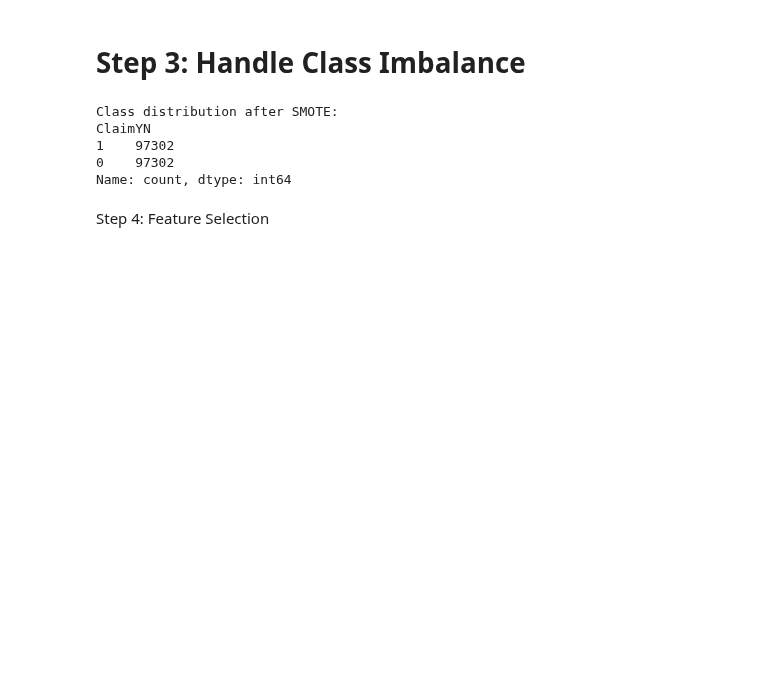
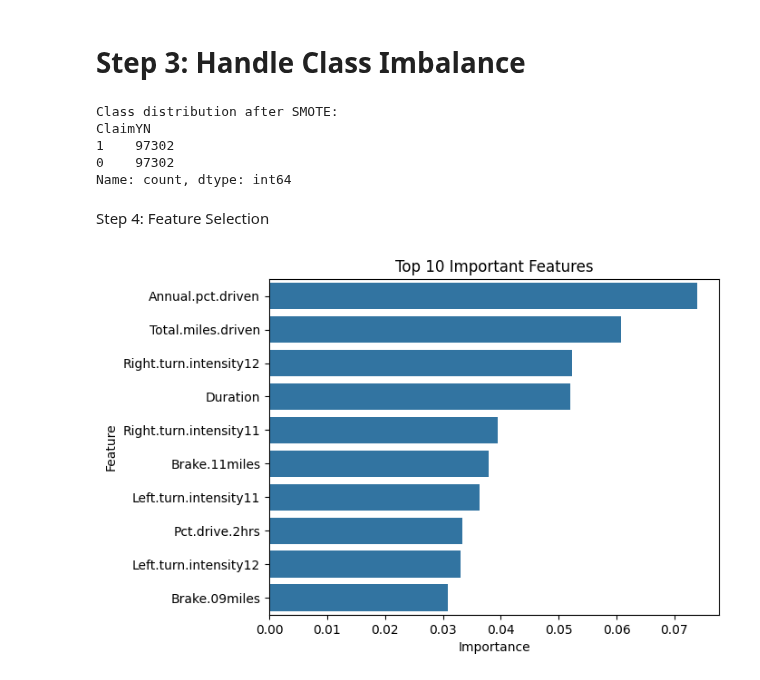
Before and after one commit to fjadidi2001/Insurance, a Jupyter notebook: ClaimYNprediction.ipynb, the cells around one changed output. Cells and saved outputs as stored; diff of their text form; code cells hidden in the pictures; blank space fills up the shorter version.

Commit message:
added top 10 feature importance

```diff
--- a/ClaimYNprediction.ipynb
+++ b/ClaimYNprediction.ipynb
@@ -123,3 +123,24 @@ ClaimYN
 Name: count, dtype: int64
 # %% [markdown]
 Step 4: Feature Selection
+# %%
+# Using a Random Forest for feature importance
+rf = RandomForestClassifier(random_state=42)
+rf.fit(X_resampled, y_resampled)
+
+# Get feature importance
+feature_importances = pd.DataFrame({
+    'Feature': X.columns,
+    'Importance': rf.feature_importances_
+}).sort_values(by='Importance', ascending=False)
+
+# Plot top 10 important features
+sns.barplot(x='Importance', y='Feature', data=feature_importances.head(10))
+plt.title('Top 10 Important Features')
+plt.show()
+
+# Optionally select the top features
+selected_features = feature_importances.head(20)['Feature'].values
+X_resampled = X_resampled[:, [X.columns.get_loc(f) for f in selected_features]]
+# %% [output]
+[figure, added]
```
